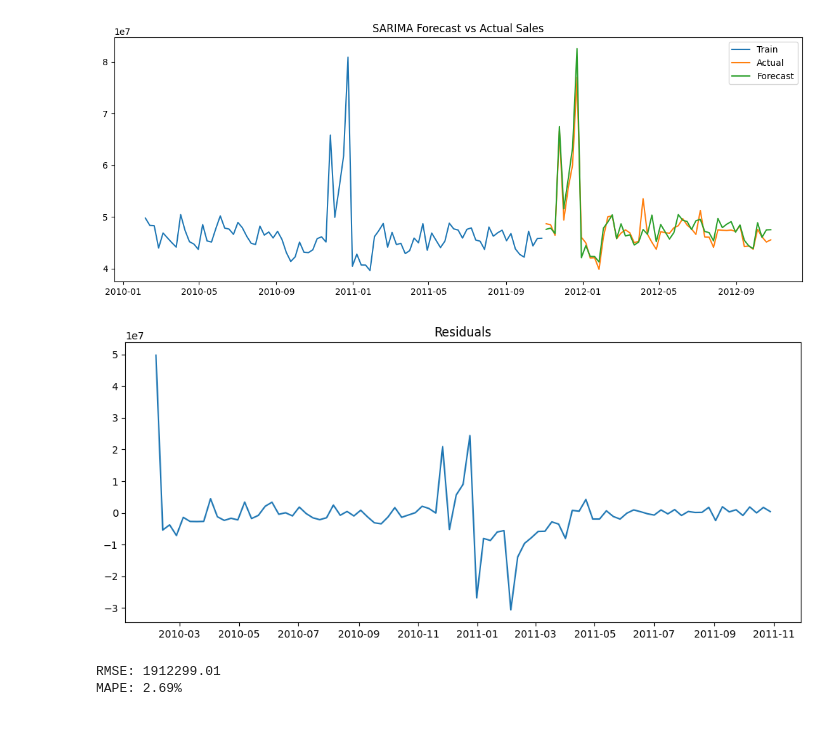
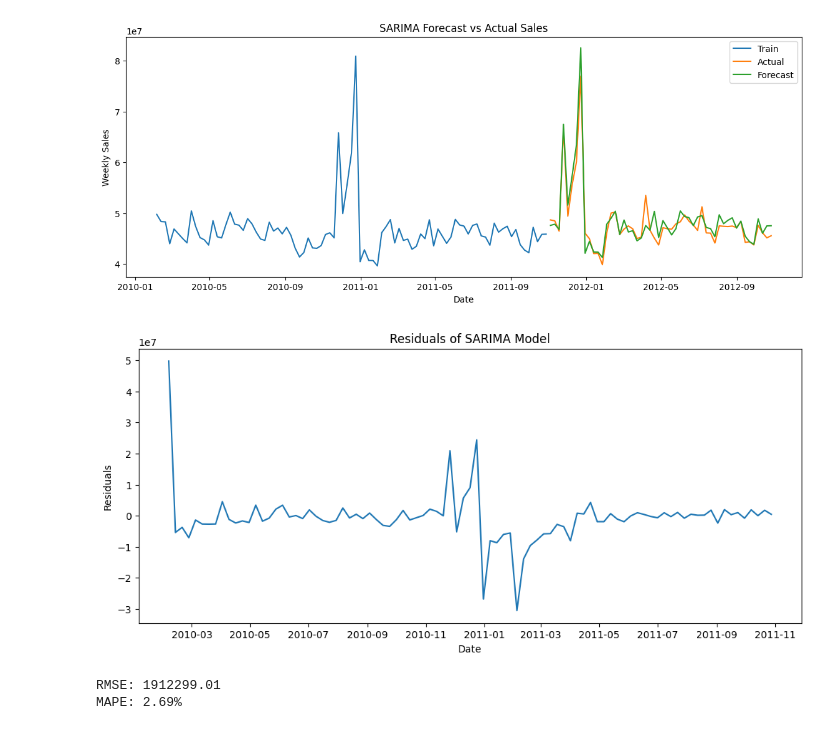
Before and after one commit to bytebyanjalii/Demand-Forecasting-Project, a Jupyter notebook: notebooks/03_sarima_model.ipynb, the cells around one changed output. Drawn from its saved outputs; the diff is of its cells as text; code cells hidden in the pictures.

```diff
--- a/notebooks/03_sarima_model.ipynb
+++ b/notebooks/03_sarima_model.ipynb
@@ -16,10 +24,12 @@ print(os.listdir(extract_path))
 # %%
-import pandas as pd
+csv_path = "/workspaces/Demand-Forecasting-Project/data/Walmart.csv"
+df = pd.read_csv(csv_path)
 
-df = pd.read_csv("/workspaces/Demand-Forecasting-Project/data/Walmart.csv")
-
+# Ensure Date column is datetime
 df['Date'] = pd.to_datetime(df['Date'], dayfirst=True)
 
+# Aggregate weekly sales across all stores
 ts = df.groupby('Date')['Weekly_Sales'].sum().sort_index()
+print("Time series head:")
 print(ts.head())
 # %% [output]
@@ -30,7 +41,4 @@ Date
 2010-02-26    43968571.13
 2010-03-05    46871470.30
 Name: Weekly_Sales, dtype: float64
-# %%
-# Create time series
-ts = df.groupby('Date')['Weekly_Sales'].sum().sort_index()
 # %%
@@ -72,21 +85,23 @@ forecast = sarima_result.forecast(steps=52)
 # %%
-# Plot Forecast vs Actual
 plt.figure(figsize=(14,5))
 plt.plot(train, label='Train')
 plt.plot(test, label='Actual')
 plt.plot(forecast, label='Forecast')
 plt.title("SARIMA Forecast vs Actual Sales")
+plt.xlabel("Date")
+plt.ylabel("Weekly Sales")
 plt.legend()
 plt.show()
 # %% [output]
-[figure, old version]
+[figure, new version]
 # %%
-# Residuals plot
 residuals = sarima_result.resid
 plt.figure(figsize=(12,5))
 plt.plot(residuals)
-plt.title("Residuals")
+plt.title("Residuals of SARIMA Model")
+plt.xlabel("Date")
+plt.ylabel("Residuals")
 plt.show()
 # %% [output]
-[figure, old version]
+[figure, new version]
 # %%
```
Also changed, not shown: parts of 8 cells of this notebook, 4 other files.
